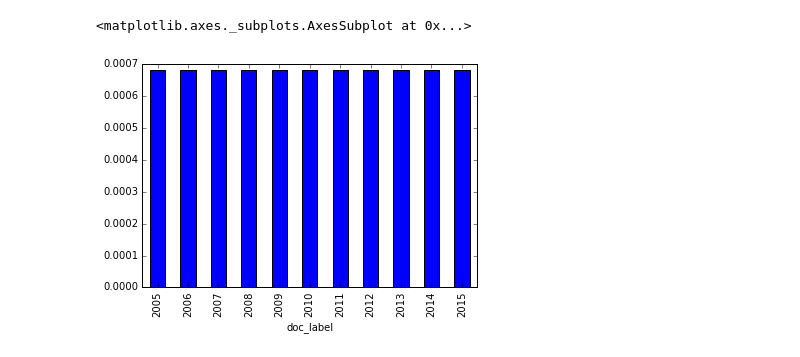
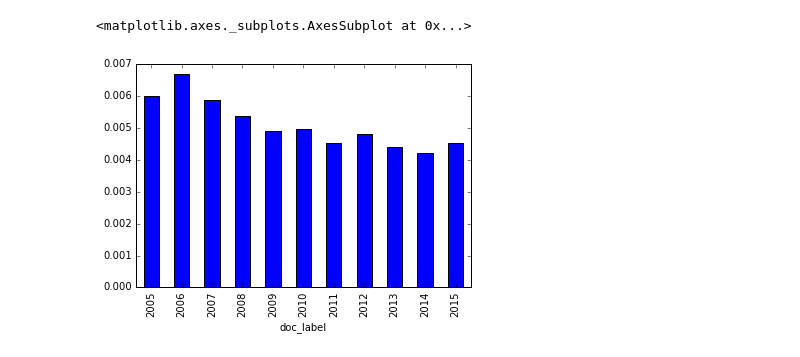
Before and after one commit to battelle-dsi-capstone-2015/notebooks, a Jupyter notebook: Word Frequencies.ipynb, the cells around one changed output. Saved outputs shown, nothing was run; the diff lists cells and outputs as text; code cells hidden in the pictures.

Commit message:
Fixed adjusted counts

```diff
--- a/Word Frequencies.ipynb
+++ b/Word Frequencies.ipynb
@@ -9,3 +9,7 @@ X = pd.merge(D,DW,on='doc_id')
 # %%
 WordsByYear = X[['word_str','doc_label','word_count']].groupby(['doc_label','word_str']).sum()
 WordTotals = X[['doc_label','word_count']].groupby(['doc_label']).sum()
+# %%
+WordsByYear['adj_word_count'] = 0
+#WordsByYear['word_count']
+WordsByYear.loc['2005']['word_count']
@@ -12,10 +34,11 @@ WordTotals = X[['doc_label','word_count']].groupby(['doc_label']).sum()
 # %%
 for year in WordTotals.index:
-    this_year = WordsByYear.loc[year]['word_count'][0]
-    total = WordTotals.loc[year][0]
-    adj = (this_year / total) * 100
+    #this_year = WordsByYear.loc[year]['word_count'][0]
+    #total = WordTotals.loc[year][0]
+    #adj = (this_year / total) * 100
     #print('year',year,'total',total,'this_year',this_year,'adj',adj)
-    WordsByYear['adj_word_count'] = adj
+    #WordsByYear['adj_word_count'] = adj
+    WordsByYear.loc[year]['adj_word_count'] = WordsByYear.loc[year]['word_count'] / WordTotals.loc[year][0]
 WordsByYear1 = WordsByYear.unstack('doc_label').fillna(0)
 WBY1 = WordsByYear1['adj_word_count'].T
 WBY1
@@ -37,6 +64,6 @@ WBY1
 # %%
 %matplotlib inline
-WBY1.loc[:]['Chinese'].plot(kind='bar')
+WBY1.loc[:]['biosensor'].plot(kind='bar')
 # %% [output]
 <matplotlib.axes._subplots.AxesSubplot at 0x...>
-[figure, old version]
+[figure, new version]
```
Also changed, not shown: parts of 5 cells of this notebook.
